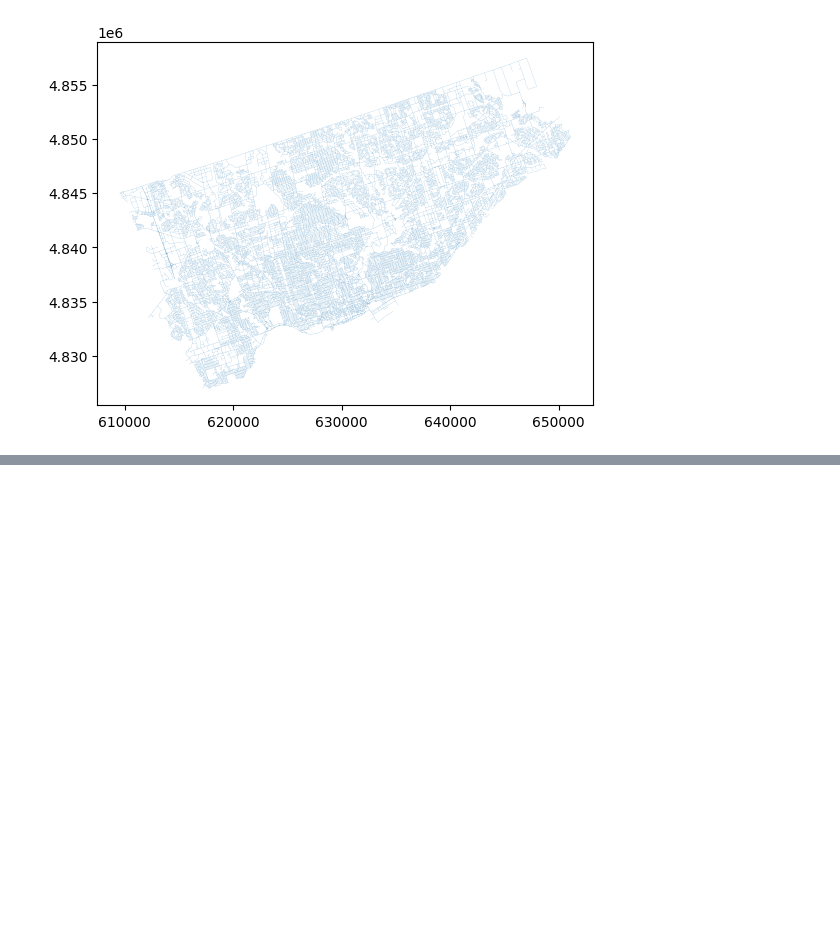
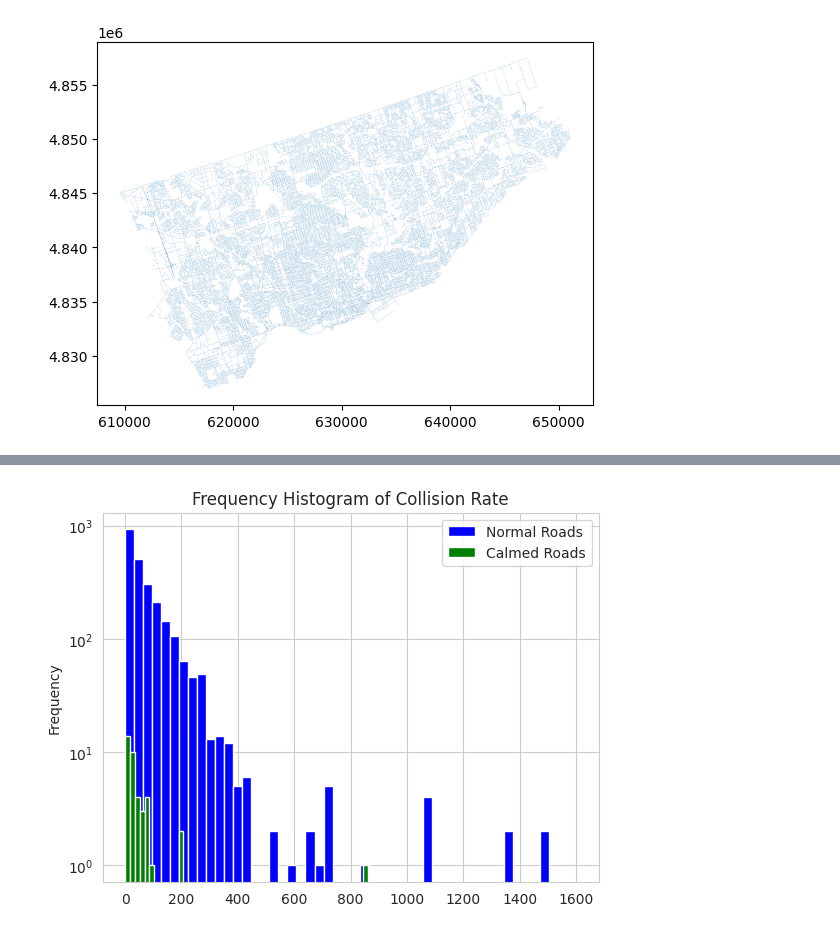
Before and after one commit to naorella/GIS_Showcase, a Jupyter notebook: template.ipynb, the cells around one changed output, grey strips where cells are left out. Drawn from its saved outputs; the diff is of its cells as text; code cells hidden in the pictures; blank space fills up the shorter version.

```diff
--- a/template.ipynb
+++ b/template.ipynb
@@ -310,8 +291,8 @@ at an intersection are caused by the major road.
 First we attactch collision counts to traffic counts
 # %%
 #split each dataframe into groups
-col_split = {k:d for k, d in calming_roads.groupby('year')}
-traf_split = {k:d for k, d in road_26917.groupby('year')}
+col_split = {k:d for k, d in collision_26917.groupby('year')}
+traf_split = {k:d for k, d in traffic_26917.groupby('year')}
 
 combined = pd.DataFrame()
 for i in traf_split:
@@ -322,13 +303,15 @@ for i in traf_split:
         combined = pd.concat([combined, gpd.sjoin_nearest(traf_split[i], col_split[i], max_distance=10, how='left')])
     except:
         #otherwise we didn't need to add the data and can pass over it
-        pass
+        combined = pd.concat([combined, traf_split[i]])
 
 
 #There can be multiple calming features per road, but we only care if a road has one or not
 #not using mode, since its likely a road may have two features, therefore returning an error on mode
-combined = combined.drop(columns=['index_left'])
 traffic_collision = combined.reset_index()
+#concating the data leads to some misformating, this fixes it
+traffic_collision['year'] = np.nanmax([traffic_collision['year'], traffic_collision['year_left'], traffic_collision['year_right']], axis=0)
+traffic_collision = traffic_collision.drop(columns=['year_right', 'year_left', 'index_right'])
 
-traffic_collision.head(-5)
+traffic_collision.head(-4)
 # %% [output]
@@ -387,0 +391,17 @@ NameError: name 'all_roads' is not defined
+# %%
+import seaborn as sns
+import scipy.stats as pystat
+normal_roads = all_roads.query('year == 2023 & Installed.isna()')['col_rate']
+calmed_roads = all_roads.query('year == 2023 & Installed < 2023')['col_rate']
+
+sns.set_style('whitegrid')
+
+df1 = normal_roads.copy()
+df1 = pd.DataFrame(df1)
+df1['type'] = 'normal'
+
+df2 = calmed_roads.copy()
+df2 = pd.DataFrame(df2)
+df2['type'] = 'calmed'
+
+data = pd.concat([df1, df2])
@@ -387,0 +416,9 @@ NameError: name 'all_roads' is not defined
+# %%
+#plot frequency histograms
+plt.hist(normal_roads, bins=50, range=[0,1600], color='b', label='Normal Roads')
+plt.hist(calmed_roads, bins=50, color='g', label='Calmed Roads')
+plt.yscale("log")
+plt.gca().set(title='Frequency Histogram of Collision Rate', ylabel='Frequency');
+plt.legend();
+# %% [output]
+[figure, added]
```
Also changed, not shown: parts of 16 cells of this notebook.
